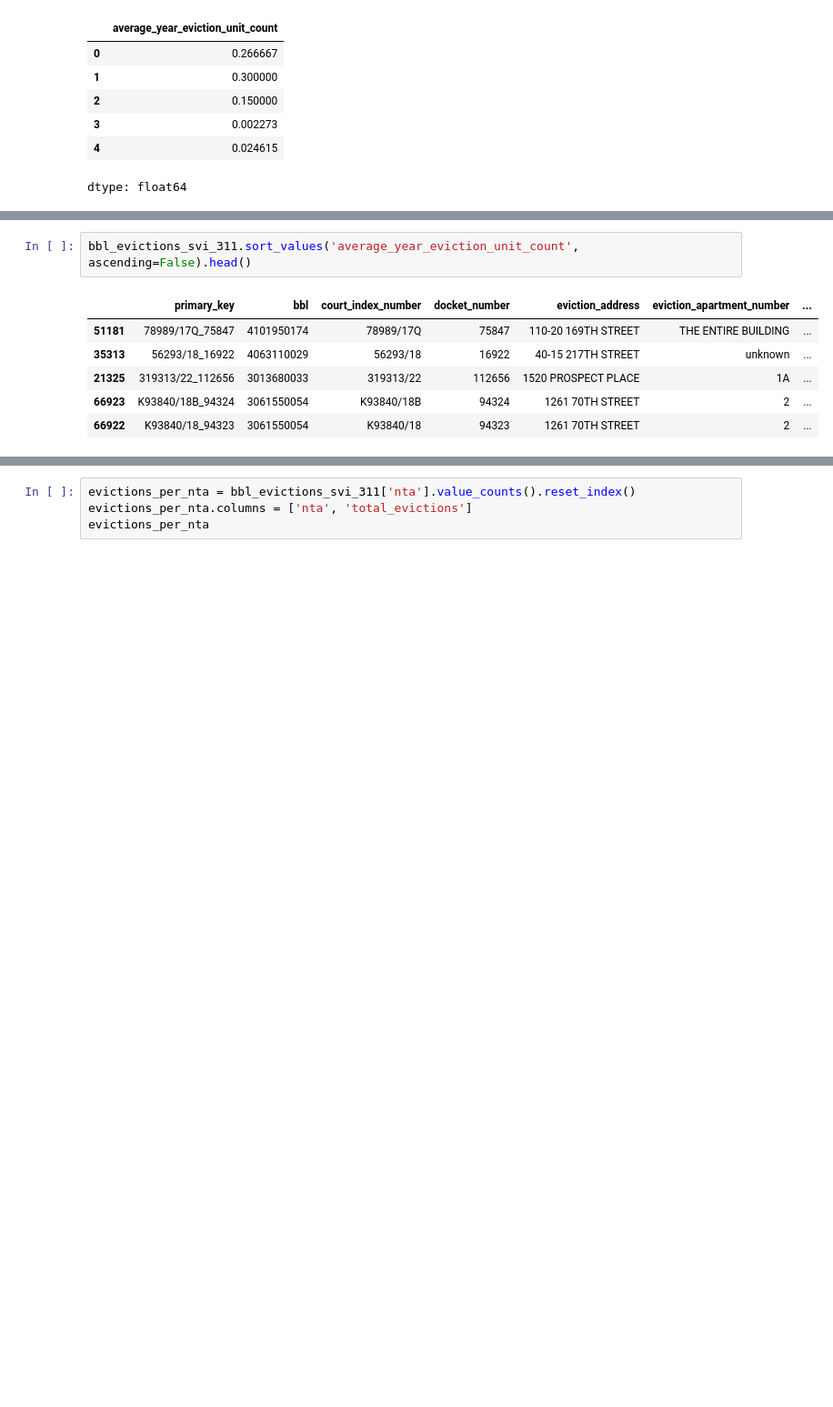
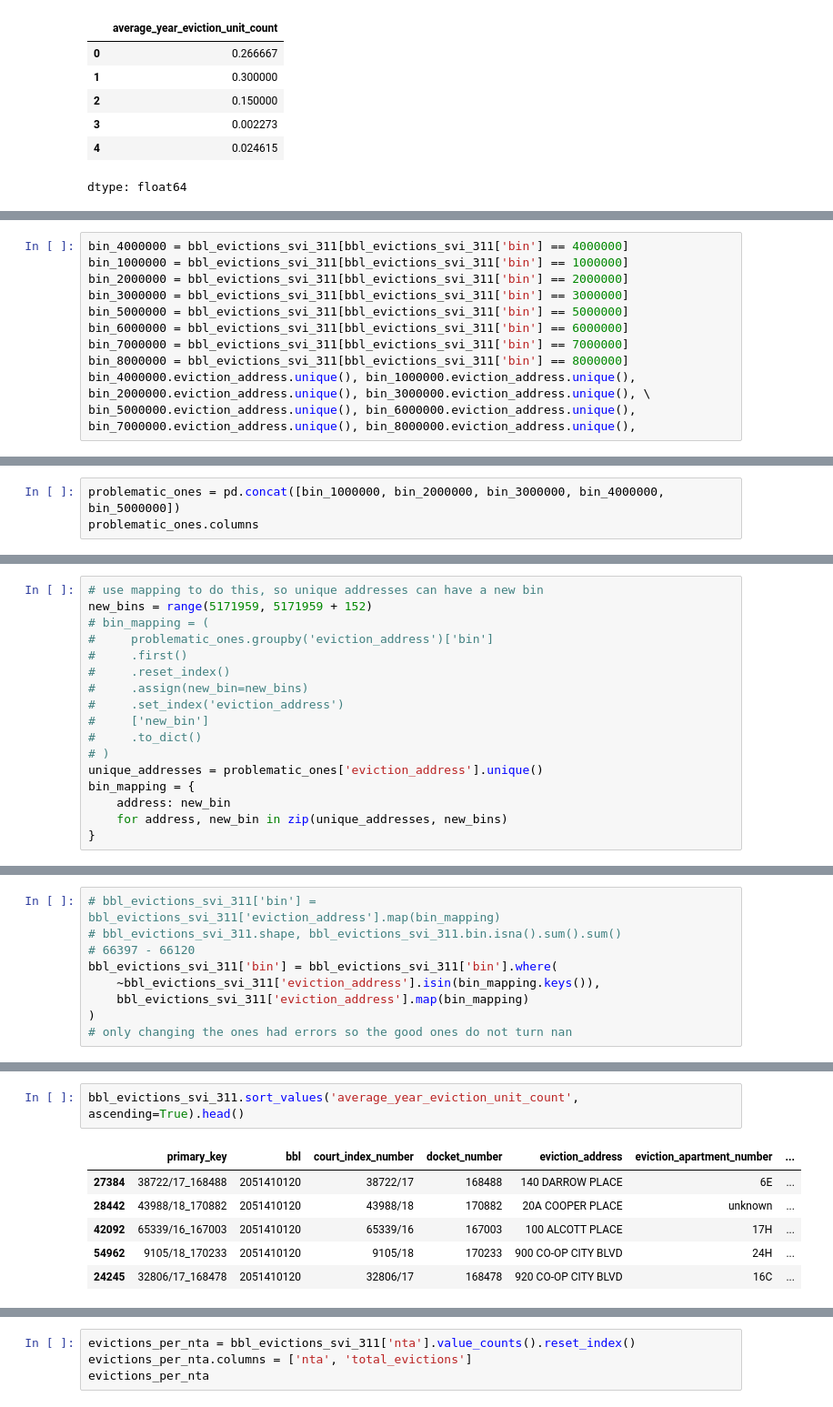
Before and after one commit to simaoalicechen/NYC_Landlord_Behavior_Analysis_Project, a Jupyter notebook: Part_2.5_merging_bbl_evictions_311_svi_mega_complete_normal_times.ipynb, the cells around one changed output, grey strips where cells are left out. Shown at 91% size. Drawn from its saved outputs; the diff is of its cells as text; blank space fills up the shorter version.

```diff
--- a/Part_2.5_merging_bbl_evictions_311_svi_mega_complete_normal_times.ipynb
+++ b/Part_2.5_merging_bbl_evictions_311_svi_mega_complete_normal_times.ipynb
@@ -731,0 +765,11 @@ dtype: float64
+# %%
+bin_4000000 = bbl_evictions_svi_311[bbl_evictions_svi_311['bin'] == 4000000]
+bin_1000000 = bbl_evictions_svi_311[bbl_evictions_svi_311['bin'] == 1000000]
+bin_2000000 = bbl_evictions_svi_311[bbl_evictions_svi_311['bin'] == 2000000]
+bin_3000000 = bbl_evictions_svi_311[bbl_evictions_svi_311['bin'] == 3000000]
+bin_5000000 = bbl_evictions_svi_311[bbl_evictions_svi_311['bin'] == 5000000]
+bin_6000000 = bbl_evictions_svi_311[bbl_evictions_svi_311['bin'] == 6000000]
+bin_7000000 = bbl_evictions_svi_311[bbl_evictions_svi_311['bin'] == 7000000]
+bin_8000000 = bbl_evictions_svi_311[bbl_evictions_svi_311['bin'] == 8000000]
+bin_4000000.eviction_address.unique(), bin_1000000.eviction_address.unique(), bin_2000000.eviction_address.unique(), bin_3000000.eviction_address.unique(), \
+bin_5000000.eviction_address.unique(), bin_6000000.eviction_address.unique(), bin_7000000.eviction_address.unique(), bin_8000000.eviction_address.unique(),
@@ -731,0 +796,3 @@ dtype: float64
+# %%
+problematic_ones = pd.concat([bin_1000000, bin_2000000, bin_3000000, bin_4000000, bin_5000000])
+problematic_ones.columns
@@ -731,0 +888,17 @@ dtype: float64
+# %%
+# use mapping to do this, so unique addresses can have a new bin
+new_bins = range(5171959, 5171959 + 152)
+# bin_mapping = (
+#     problematic_ones.groupby('eviction_address')['bin']
+#     .first()
+#     .reset_index()
+#     .assign(new_bin=new_bins)
+#     .set_index('eviction_address')
+#     ['new_bin']
+#     .to_dict()
+# )
+unique_addresses = problematic_ones['eviction_address'].unique()
+bin_mapping = {
+    address: new_bin
+    for address, new_bin in zip(unique_addresses, new_bins)
+}
@@ -731,0 +943,9 @@ dtype: float64
+# %%
+# bbl_evictions_svi_311['bin'] = bbl_evictions_svi_311['eviction_address'].map(bin_mapping)
+# bbl_evictions_svi_311.shape, bbl_evictions_svi_311.bin.isna().sum().sum()
+# 66397 - 66120
+bbl_evictions_svi_311['bin'] = bbl_evictions_svi_311['bin'].where(
+    ~bbl_evictions_svi_311['eviction_address'].isin(bin_mapping.keys()),
+    bbl_evictions_svi_311['eviction_address'].map(bin_mapping)
+)
+# only changing the ones had errors so the good ones do not turn nan
@@ -732,9 +977,9 @@ dtype: float64
 # %%
-bbl_evictions_svi_311.sort_values('average_year_eviction_unit_count', ascending=False).head()
+bbl_evictions_svi_311.sort_values('average_year_eviction_unit_count', ascending=True).head()
 # %% [output]
 |  | primary_key | bbl | court_index_number | docket_number | eviction_address | eviction_apartment_number | ... |
-| 51181 | 78989/17Q_75847 | 4101950174 | 78989/17Q | 75847 | 110-20 169TH STREET | THE ENTIRE BUILDING | ... |
-| 35313 | 56293/18_16922 | 4063110029 | 56293/18 | 16922 | 40-15 217TH STREET | unknown | ... |
-| 21325 | 319313/22_112656 | 3013680033 | 319313/22 | 112656 | 1520 PROSPECT PLACE | 1A | ... |
-| 66923 | K93840/18B_94324 | 3061550054 | K93840/18B | 94324 | 1261 70TH STREET | 2 | ... |
-| 66922 | K93840/18_94323 | 3061550054 | K93840/18 | 94323 | 1261 70TH STREET | 2 | ... |
+| 27384 | 38722/17_168488 | 2051410120 | 38722/17 | 168488 | 140 DARROW PLACE | 6E | ... |
+| 28442 | 43988/18_170882 | 2051410120 | 43988/18 | 170882 | 20A COOPER PLACE | unknown | ... |
+| 42092 | 65339/16_167003 | 2051410120 | 65339/16 | 167003 | 100 ALCOTT PLACE | 17H | ... |
+| 54962 | 9105/18_170233 | 2051410120 | 9105/18 | 170233 | 900 CO-OP CITY BLVD | 24H | ... |
+| 24245 | 32806/17_168478 | 2051410120 | 32806/17 | 168478 | 920 CO-OP CITY BLVD | 16C | ... |
```
Also changed, not shown: parts of 44 cells of this notebook, 3 other files.
